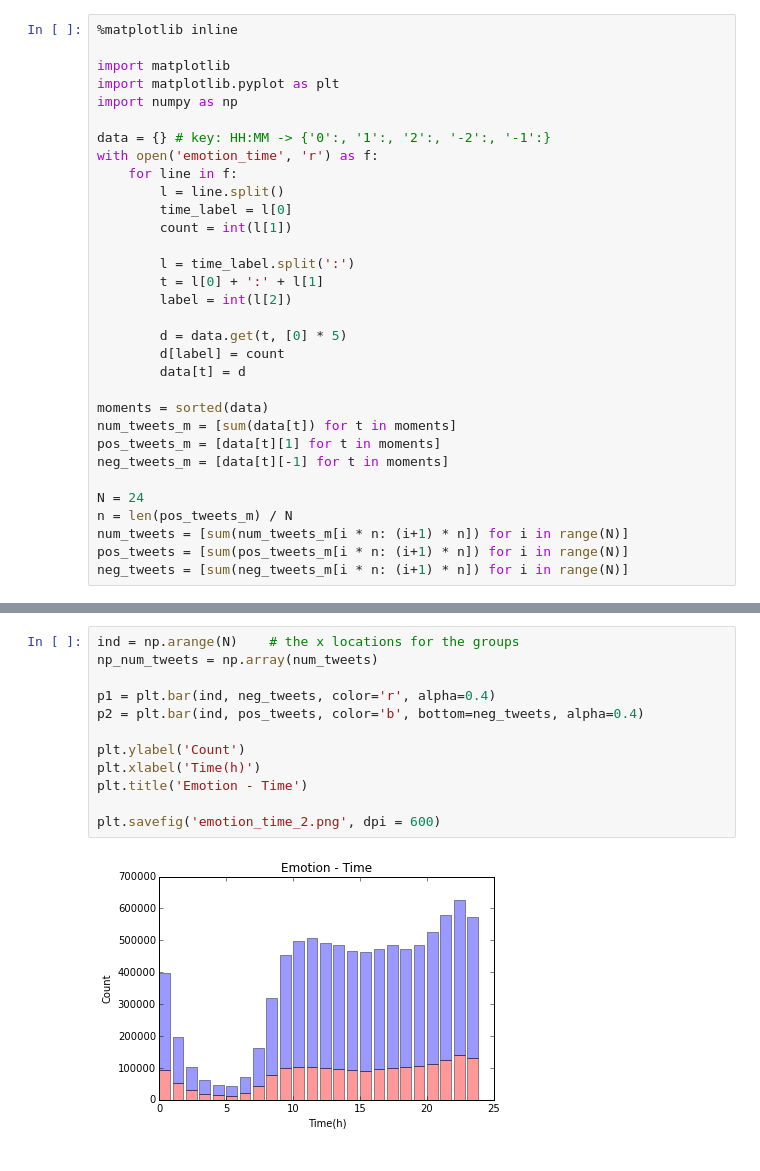
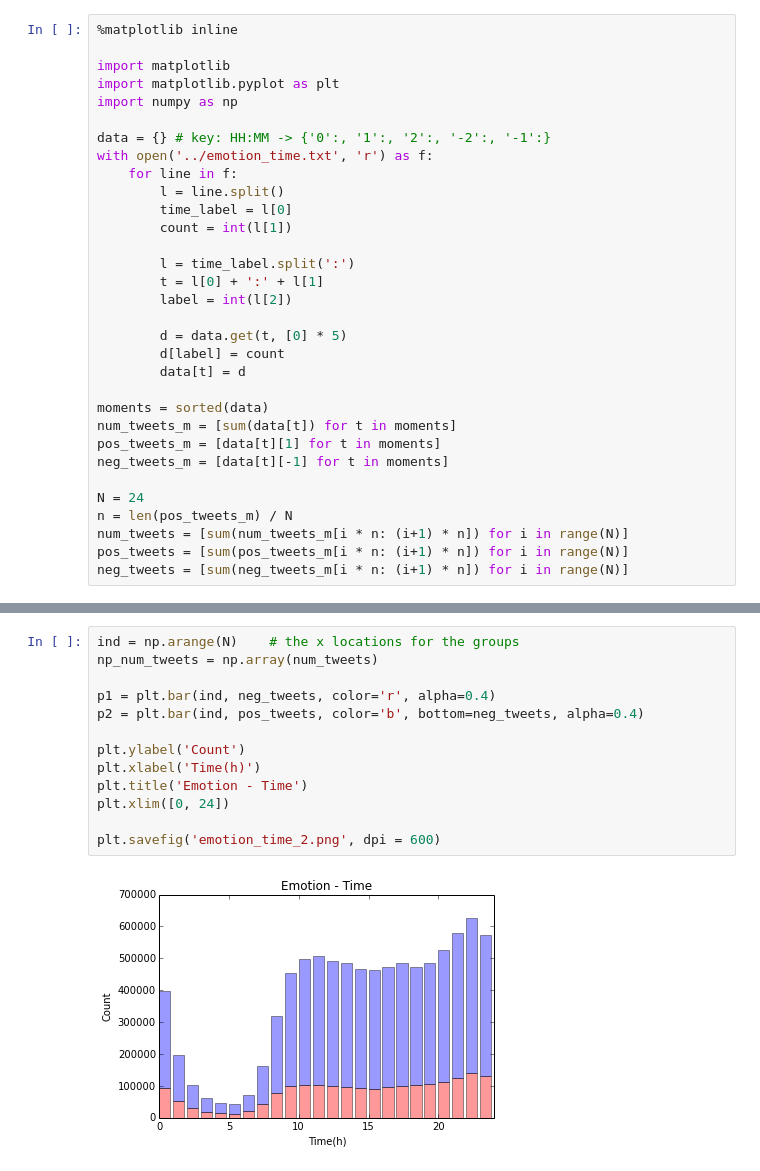
Before and after one commit to irmowan/Weibo-Emotions, a Jupyter notebook: result/charts/emotion-time.ipynb, the cells around one changed output, grey strips where cells are left out. Drawn from its saved outputs; the diff is of its cells as text.

```diff
--- a/result/charts/emotion-time.ipynb
+++ b/result/charts/emotion-time.ipynb
@@ -6,7 +6,7 @@ import matplotlib.pyplot as plt
 import numpy as np
 
 data = {} # key: HH:MM -> {'0':, '1':, '2':, '-2':, '-1':}
-with open('emotion_time', 'r') as f:
+with open('../emotion_time.txt', 'r') as f:
     for line in f:
         l = line.split()
         time_label = l[0]
@@ -45,14 +46,15 @@ plt.savefig('emotion_time_1.png', dpi = 600)
 # %%
 ind = np.arange(N)    # the x locations for the groups
 np_num_tweets = np.array(num_tweets)
 
 p1 = plt.bar(ind, neg_tweets, color='r', alpha=0.4)
 p2 = plt.bar(ind, pos_tweets, color='b', bottom=neg_tweets, alpha=0.4)
 
 plt.ylabel('Count')
 plt.xlabel('Time(h)')
 plt.title('Emotion - Time')
+plt.xlim([0, 24])
 
 plt.savefig('emotion_time_2.png', dpi = 600)
 # %% [output]
-[figure, old version]
+[figure, new version]
```
Also changed, not shown: parts of 3 cells of this notebook, 10 other files.
